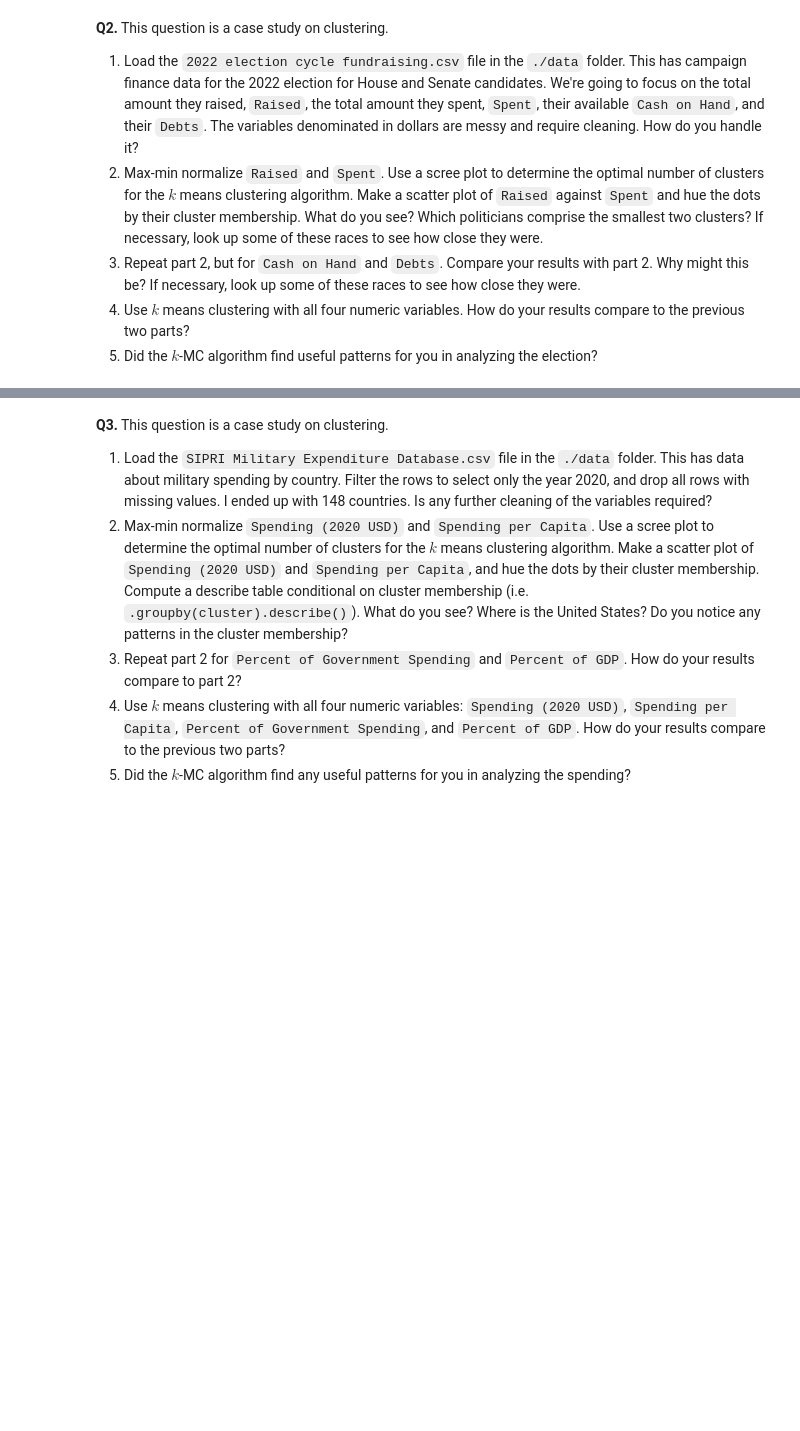
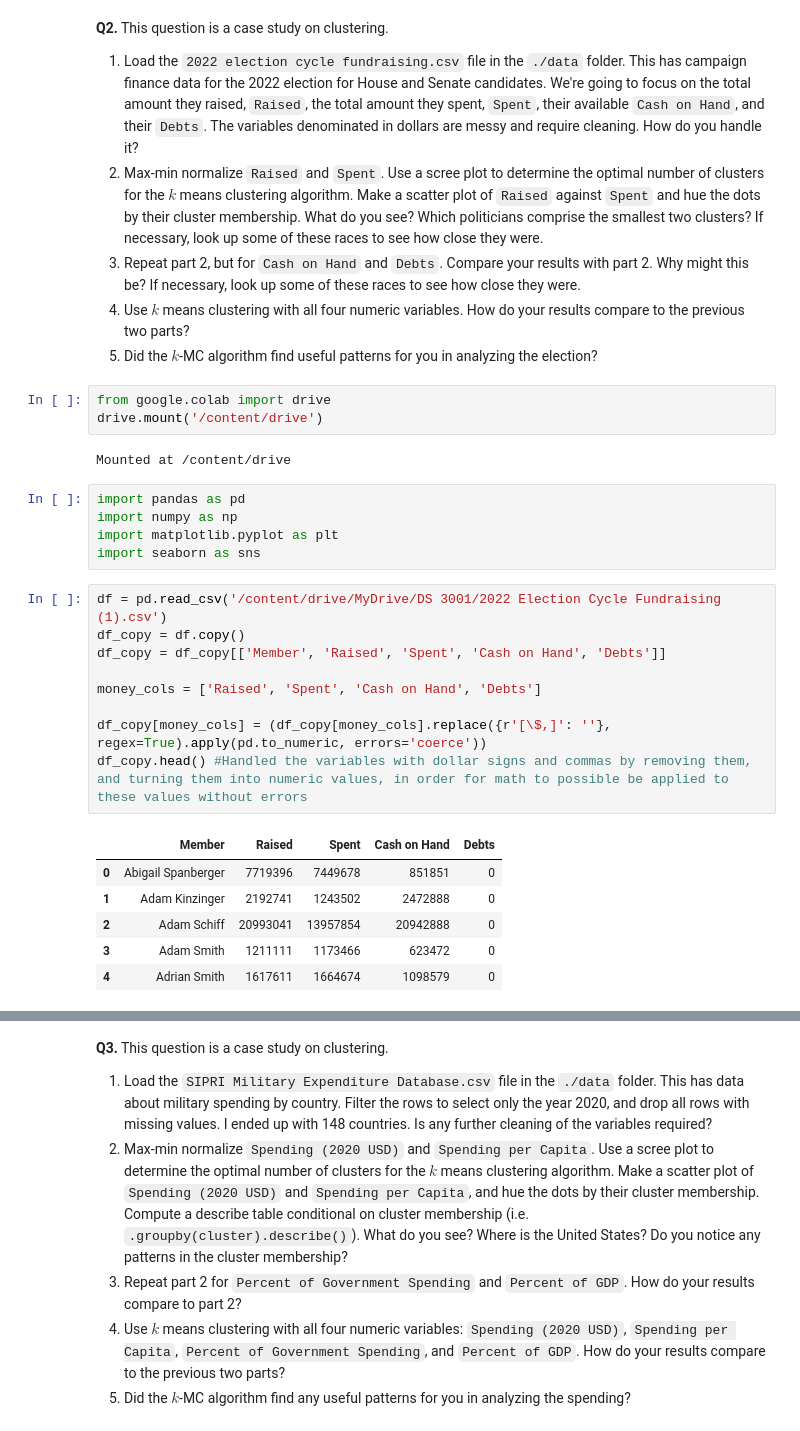
Before and after one commit to Harryshield14/clustering_assignment, a Jupyter notebook: assignment_clustering.ipynb, the cells around one changed output, grey strips where cells are left out. Saved outputs shown, nothing was run; the diff lists cells and outputs as text; blank space fills up the shorter version.

```diff
--- a/assignment_clustering.ipynb
+++ b/assignment_clustering.ipynb
@@ -155,3 +155,29 @@ elbow_scree(df2_0,   '2.0 noise')
 3. Repeat part 2, but for `Cash on Hand` and `Debts`. Compare your results with part 2. Why might this be? If necessary, look up some of these races to see how close they were.
 4. Use $k$ means clustering with all four numeric variables. How do your results compare to the previous two parts?
 5. Did the $k$-MC algorithm find useful patterns for you in analyzing the election?
+# %%
+from google.colab import drive
+drive.mount('/content/drive')
+# %% [output]
+Mounted at /content/drive
+# %%
+import pandas as pd
+import numpy as np
+import matplotlib.pyplot as plt
+import seaborn as sns
+# %%
+df = pd.read_csv('/content/drive/MyDrive/DS 3001/2022 Election Cycle Fundraising (1).csv')
+df_copy = df.copy()
+df_copy = df_copy[['Member', 'Raised', 'Spent', 'Cash on Hand', 'Debts']]
+
+money_cols = ['Raised', 'Spent', 'Cash on Hand', 'Debts']
+
+df_copy[money_cols] = (df_copy[money_cols].replace({r'[\$,]': ''}, regex=True).apply(pd.to_numeric, errors='coerce'))
+df_copy.head() #Handled the variables with dollar signs and commas by removing them, and turning them into numeric values, in order for math to possible be applied to these values without errors
+# %% [output]
+|  | Member | Raised | Spent | Cash on Hand | Debts |
+| 0 | Abigail Spanberger | 7719396 | 7449678 | 851851 | 0 |
+| 1 | Adam Kinzinger | 2192741 | 1243502 | 2472888 | 0 |
+| 2 | Adam Schiff | 20993041 | 13957854 | 20942888 | 0 |
+| 3 | Adam Smith | 1211111 | 1173466 | 623472 | 0 |
+| 4 | Adrian Smith | 1617611 | 1664674 | 1098579 | 0 |
```
Also changed, not shown: parts of 2 cells of this notebook.
